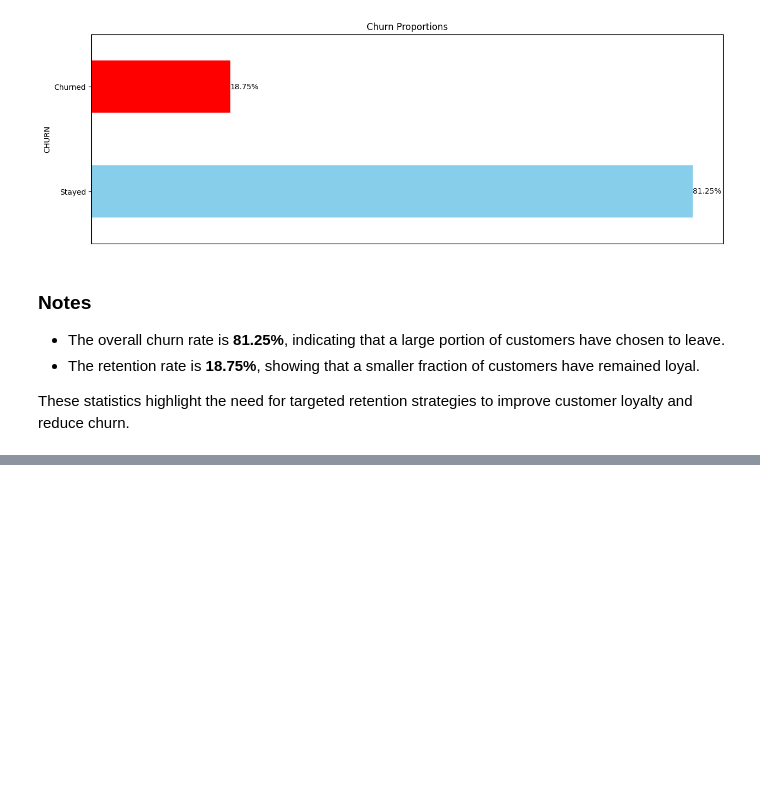
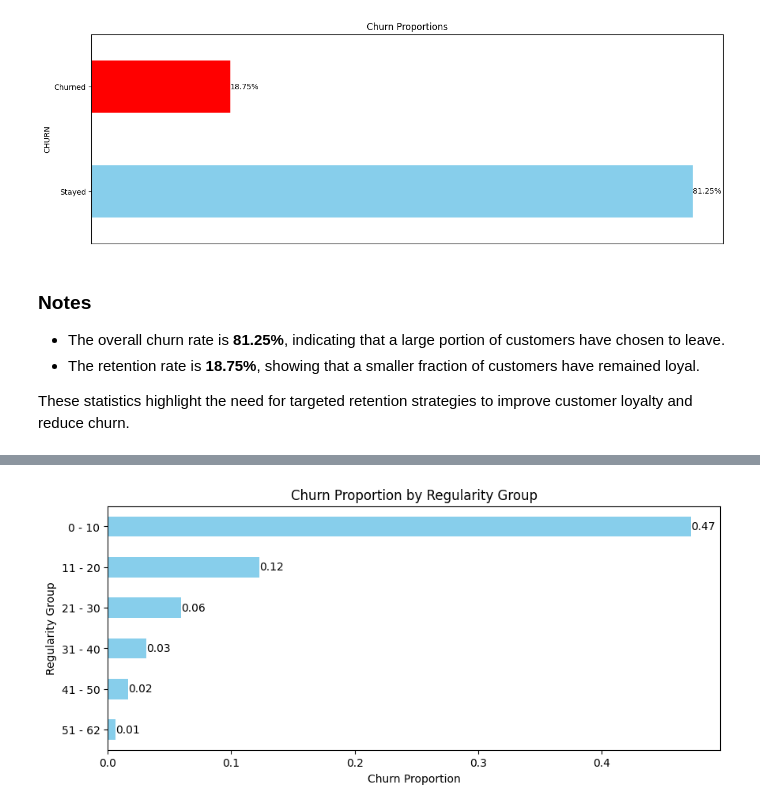
Before and after one commit to murithidenisgitobu/Customer-Churn-Prediction-Challenge-For-Azubian, a Jupyter notebook: Notebook/Notebook.ipynb, the cells around one changed output, grey strips where cells are left out. Saved outputs shown, nothing was run; the diff lists cells and outputs as text; code cells hidden in the pictures; blank space fills up the shorter version.

```diff
--- a/Notebook/Notebook.ipynb
+++ b/Notebook/Notebook.ipynb
@@ -587,0 +665,24 @@ These statistics highlight the need for targeted retention strategies to improve
+# %%
+# Calculate churners and total customers
+churners = grouped_regularity.reset_index(name='Churners')
+total_cust = df2['REGULARITY_GROUPED'].value_counts().reset_index(name='Total')
+
+# Merge data and calculate churn proportion
+merged_df = pd.merge(total_cust, churners, on='REGULARITY_GROUPED', how='left')
+merged_df['Churners'] = merged_df['Churners'].fillna(0)
+merged_df['Churn_Proportion'] = merged_df['Churners'] / merged_df['Total']
+merged_df = merged_df.set_index('REGULARITY_GROUPED').sort_values('Churn_Proportion')
+
+# Plot
+plt.figure(figsize=(10, 4))
+ax = merged_df['Churn_Proportion'].plot(kind='barh', color='skyblue')
+ax.set_facecolor('white')
+for i, v in enumerate(merged_df['Churn_Proportion']):
+    ax.text(v, i, f'{v:.2f}', ha='left', va='center')
+
+plt.title('Churn Proportion by Regularity Group')
+plt.xlabel('Churn Proportion')
+plt.ylabel('Regularity Group')
+plt.show()
+# %% [output]
+[figure, added]
```
Also changed, not shown: parts of 9 cells of this notebook.
